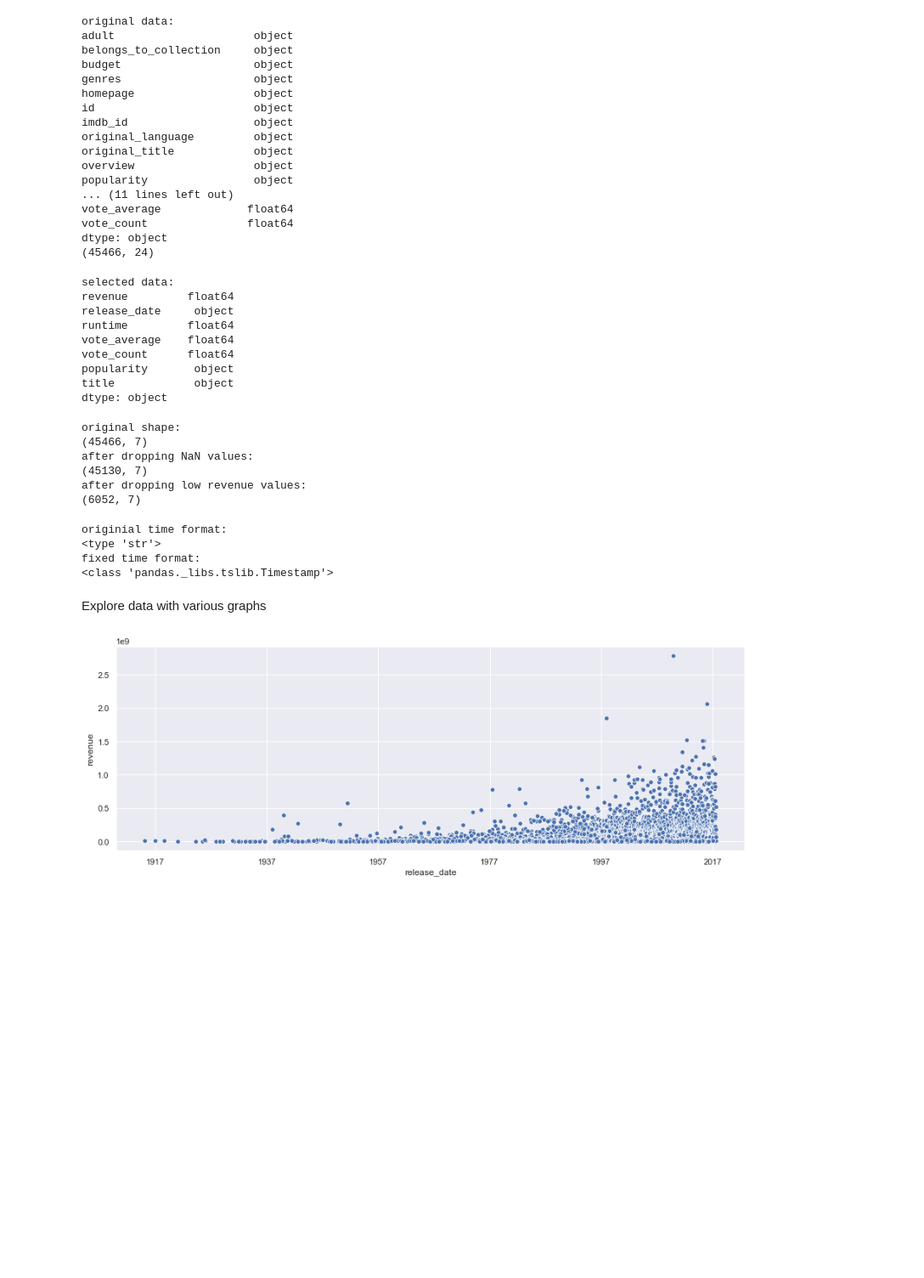
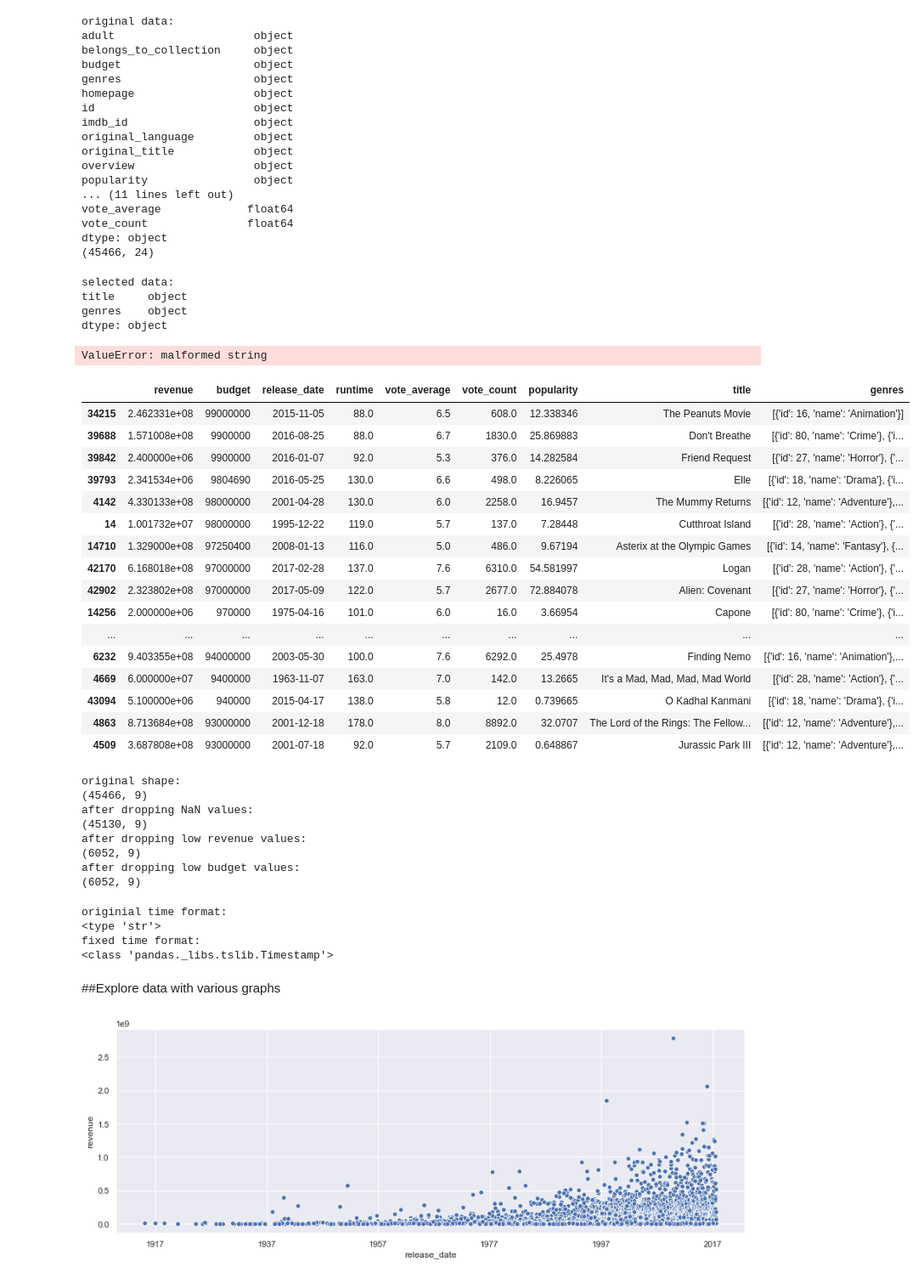
Before and after one commit to seakintruth/BoxOffice-Revenue, a Jupyter notebook: BoxOffice-Revenue.ipynb, the cells around one changed output. Shown at 85% size. Saved outputs shown, nothing was run; the diff lists cells and outputs as text; code cells hidden in the pictures; blank space fills up the shorter version.

```diff
--- a/BoxOffice-Revenue.ipynb
+++ b/BoxOffice-Revenue.ipynb
@@ -37,19 +45,67 @@ dtype: object
 (45466, 24)
 # %%
 #Select needed columns to reduce DataFrame size
-df = dfOrig[['revenue','release_date','runtime','vote_average','vote_count','popularity','title']]
+df = dfOrig[['title','genres']]
 print("selected data:")
 print(df.dtypes)
 # %% [output]
 selected data:
-revenue         float64
-release_date     object
-runtime         float64
-vote_average    float64
-vote_count      float64
-popularity       object
-title            object
+title     object
+genres    object
 dtype: object
+# %%
+from pandas.io.json import json_normalize
+import ast
+
+#Convert genres column from objects to strings
+
+'''
+for i in range(len(df)):
+    x = df['genres'][i]       #select stringified json object
+    x = ast.literal_eval(x)   #convert from str to list
+    x = json_normalize(x)     #convert from json to dataframe
+    x = x['name'][0]          #select first value in genre list
+    df['genres'][i] = x       #set as value for genre column
+'''
+
+c = df[0:1]
+a = df['genres'][0]
+b = ast.literal_eval(a)
+b = json_normalize(b)
+print(a)
+print(b)
+print("now fixed... ???")
+d = b['name'][0]
+df['genres'][0] = d
+df.head()
+
+
+#print(c)
+
+#merged = pd.merge(c, b, left_index=True, right_on='id')
+#print(merged)
+# %% [output]
+ValueError: malformed string
+# %%
+df.sort_values(by=['budget'], ascending=False).head(40)
+# %% [output]
+|  | revenue | budget | release_date | runtime | vote_average | vote_count | popularity | title | genres |
+| 34215 | 2.462331e+08 | 99000000 | 2015-11-05 | 88.0 | 6.5 | 608.0 | 12.338346 | The Peanuts Movie | [{'id': 16, 'name': 'Animation'}] |
+| 39688 | 1.571008e+08 | 9900000 | 2016-08-25 | 88.0 | 6.7 | 1830.0 | 25.869883 | Don't Breathe | [{'id': 80, 'name': 'Crime'}, {'i... |
+| 39842 | 2.400000e+06 | 9900000 | 2016-01-07 | 92.0 | 5.3 | 376.0 | 14.282584 | Friend Request | [{'id': 27, 'name': 'Horror'}, {'... |
+| 39793 | 2.341534e+06 | 9804690 | 2016-05-25 | 130.0 | 6.6 | 498.0 | 8.226065 | Elle | [{'id': 18, 'name': 'Drama'}, {'i... |
+| 4142 | 4.330133e+08 | 98000000 | 2001-04-28 | 130.0 | 6.0 | 2258.0 | 16.9457 | The Mummy Returns | [{'id': 12, 'name': 'Adventure'},... |
+| 14 | 1.001732e+07 | 98000000 | 1995-12-22 | 119.0 | 5.7 | 137.0 | 7.28448 | Cutthroat Island | [{'id': 28, 'name': 'Action'}, {'... |
+| 14710 | 1.329000e+08 | 97250400 | 2008-01-13 | 116.0 | 5.0 | 486.0 | 9.67194 | Asterix at the Olympic Games | [{'id': 14, 'name': 'Fantasy'}, {... |
+| 42170 | 6.168018e+08 | 97000000 | 2017-02-28 | 137.0 | 7.6 | 6310.0 | 54.581997 | Logan | [{'id': 28, 'name': 'Action'}, {'... |
+| 42902 | 2.323802e+08 | 97000000 | 2017-05-09 | 122.0 | 5.7 | 2677.0 | 72.884078 | Alien: Covenant | [{'id': 27, 'name': 'Horror'}, {'... |
+| 14256 | 2.000000e+06 | 970000 | 1975-04-16 | 101.0 | 6.0 | 16.0 | 3.66954 | Capone | [{'id': 80, 'name': 'Crime'}, {'i... |
+| ... | ... | ... | ... | ... | ... | ... | ... | ... | ... |
+| 6232 | 9.403355e+08 | 94000000 | 2003-05-30 | 100.0 | 7.6 | 6292.0 | 25.4978 | Finding Nemo | [{'id': 16, 'name': 'Animation'},... |
+| 4669 | 6.000000e+07 | 9400000 | 1963-11-07 | 163.0 | 7.0 | 142.0 | 13.2665 | It's a Mad, Mad, Mad, Mad World | [{'id': 28, 'name': 'Action'}, {'... |
+| 43094 | 5.100000e+06 | 940000 | 2015-04-17 | 138.0 | 5.8 | 12.0 | 0.739665 | O Kadhal Kanmani | [{'id': 18, 'name': 'Drama'}, {'i... |
+| 4863 | 8.713684e+08 | 93000000 | 2001-12-18 | 178.0 | 8.0 | 8892.0 | 32.0707 | The Lord of the Rings: The Fellow... | [{'id': 12, 'name': 'Adventure'},... |
+| 4509 | 3.687808e+08 | 93000000 | 2001-07-18 | 92.0 | 5.7 | 2109.0 | 0.648867 | Jurassic Park III | [{'id': 12, 'name': 'Adventure'},... |
 # %%
 #Filter out values that don't apply
 print("original shape:")
@@ -62,13 +118,19 @@ print(df.shape)
 df = df[df.revenue > 1000000]
 print("after dropping low revenue values:")
 print(df.shape)
+
+df = df[df.budget > 100000]
+print("after dropping low budget values:")
+print(df.shape)
 # %% [output]
 original shape:
-(45466, 7)
+(45466, 9)
 after dropping NaN values:
-(45130, 7)
+(45130, 9)
 after dropping low revenue values:
-(6052, 7)
+(6052, 9)
+after dropping low budget values:
+(6052, 9)
 # %%
 #Format date from a string to a dateTime data type
 print("originial time format:")
@@ -83,7 +145,7 @@ originial time format:
 fixed time format:
 <class 'pandas._libs.tslib.Timestamp'>
 # %% [markdown]
-Explore data with various graphs
+##Explore data with various graphs
 # %%
 from matplotlib import pyplot as plt
 import seaborn as sns
```
Also changed, not shown: parts of 18 cells of this notebook, 1 other file.
